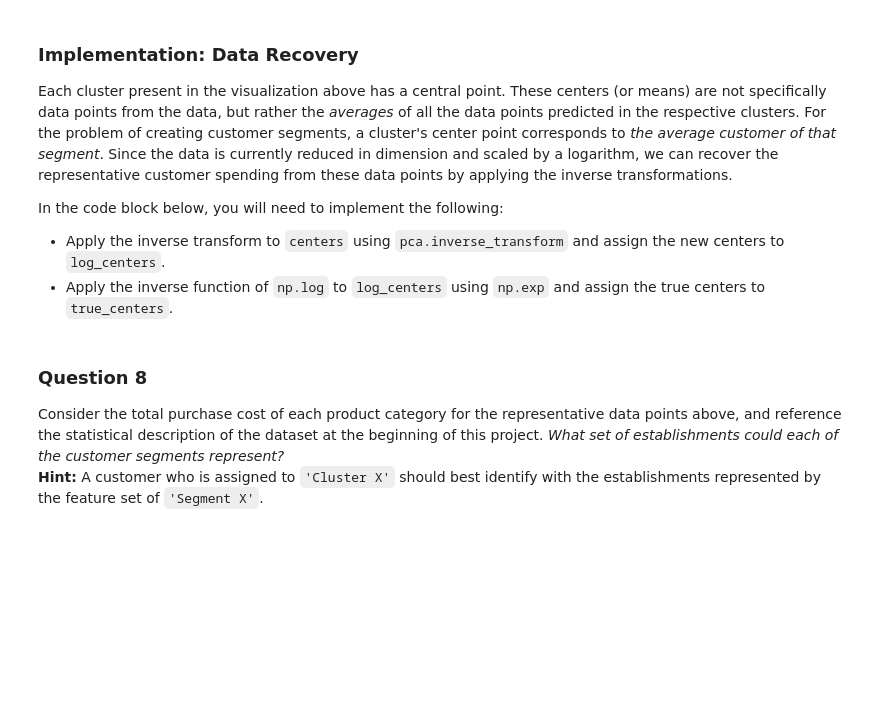
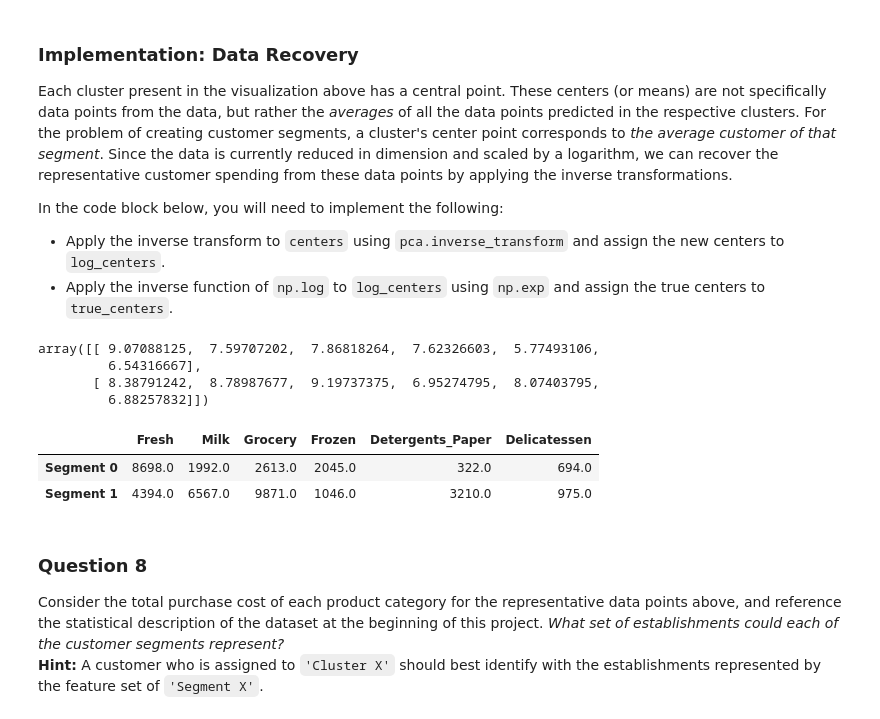
Before and after one commit to phanindravarma38/ConsumerAnalysys_UnsupervisedLearning, a Jupyter notebook: customer_segments.ipynb, the cells around one changed output. Saved outputs shown, nothing was run; the diff lists cells and outputs as text; code cells hidden in the pictures; blank space fills up the shorter version.

Commit message:
Feat: Cosumer Segmentation - GMM Clustering

```diff
--- a/customer_segments.ipynb
+++ b/customer_segments.ipynb
@@ -613,13 +613,16 @@ In the code block below, you will need to implement the following:
  - Apply a PCA transformation of `log_samples` using `pca.transform`, and assign the results to `pca_samples`.
 # %%
 # TODO: Apply PCA by fitting the good data with only two dimensions
-pca = None
+pca = PCA(n_components=2)
+
+#Fit
+pca.fit(good_data)
 
 # TODO: Transform the good data using the PCA fit above
-reduced_data = None
+reduced_data = pca.transform(good_data)
 
 # TODO: Transform log_samples using the PCA fit above
-pca_samples = None
+pca_samples = pca.transform(log_samples)
 
 # Create a DataFrame for the reduced data
 reduced_data = pd.DataFrame(reduced_data, columns = ['Dimension 1', 'Dimension 2'])
@@ -685,0 +794,16 @@ score = None
+# %%
+clusterer = GMM(n_components=2,covariance_type='spherical',random_state=42).fit(reduced_data)
+
+# TODO: Predict the cluster for each data point
+preds = clusterer.predict(reduced_data)
+
+# TODO: Find the cluster centers
+centers = clusterer.means_
+
+# TODO: Predict the cluster for each transformed sample data point
+sample_preds = clusterer.predict(pca_samples)
+
+# TODO: Calculate the mean silhouette coefficient for the number of clusters chosen
+score = silhouette_score(reduced_data, preds)
+
+print score
@@ -698,16 +826,25 @@ In the code block below, you will need to implement the following:
  - Apply the inverse function of `np.log` to `log_centers` using `np.exp` and assign the true centers to `true_centers`.
 # %%
 # TODO: Inverse transform the centers
-log_centers = None
+log_centers = pca.inverse_transform(centers)
 
 # TODO: Exponentiate the centers
-true_centers = None
+true_centers = np.exp(log_centers)
 
 # Display the true centers
 segments = ['Segment {}'.format(i) for i in range(0,len(centers))]
 true_centers = pd.DataFrame(np.round(true_centers), columns = data.keys())
 true_centers.index = segments
+display(log_centers)
 display(true_centers)
+# %% [output]
+array([[ 9.07088125,  7.59707202,  7.86818264,  7.62326603,  5.77493106,
+         6.54316667],
+       [ 8.38791242,  8.78987677,  9.19737375,  6.95274795,  8.07403795,
+         6.88257832]])
+|  | Fresh | Milk | Grocery | Frozen | Detergents_Paper | Delicatessen |
+| Segment 0 | 8698.0 | 1992.0 | 2613.0 | 2045.0 | 322.0 | 694.0 |
+| Segment 1 | 4394.0 | 6567.0 | 9871.0 | 1046.0 | 3210.0 | 975.0 |
 # %% [markdown]
 ### Question 8
 Consider the total purchase cost of each product category for the representative data points above, and reference the statistical description of the dataset at the beginning of this project. *What set of establishments could each of the customer segments represent?*
```
Also changed, not shown: parts of 13 cells of this notebook.
